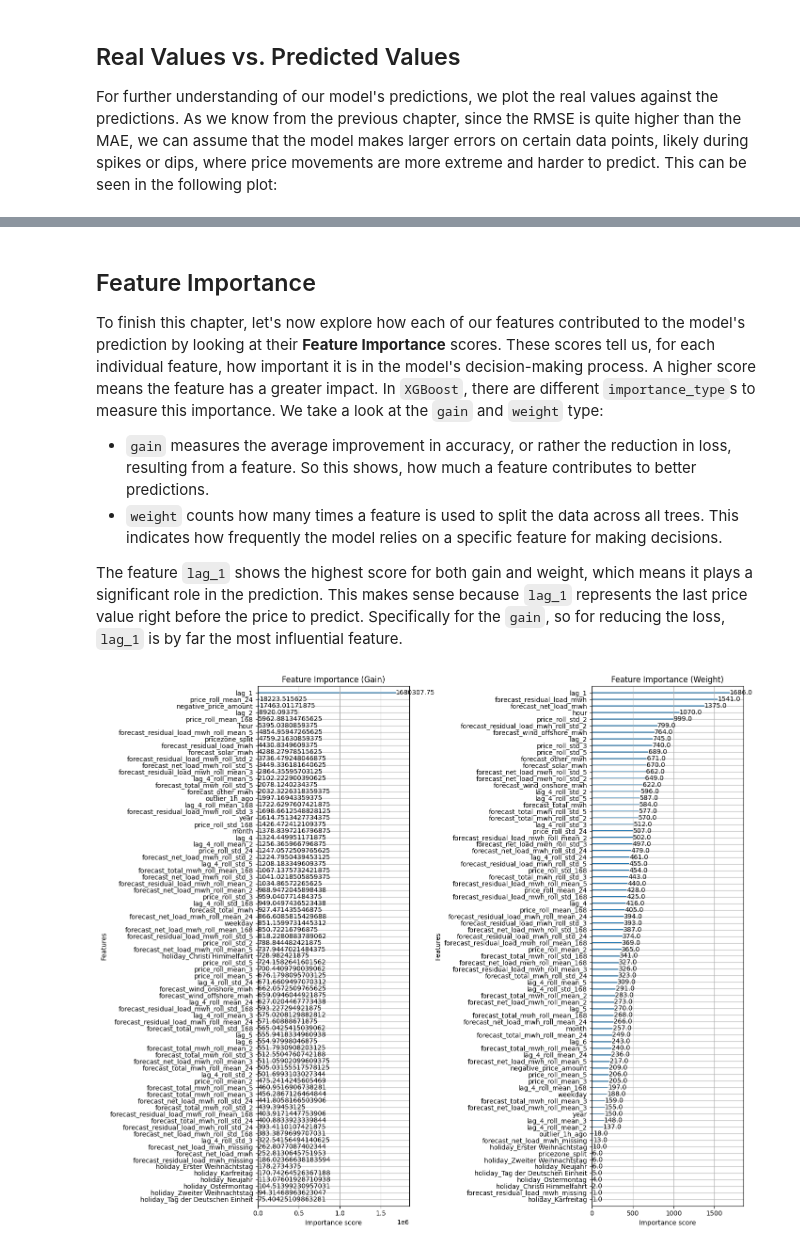
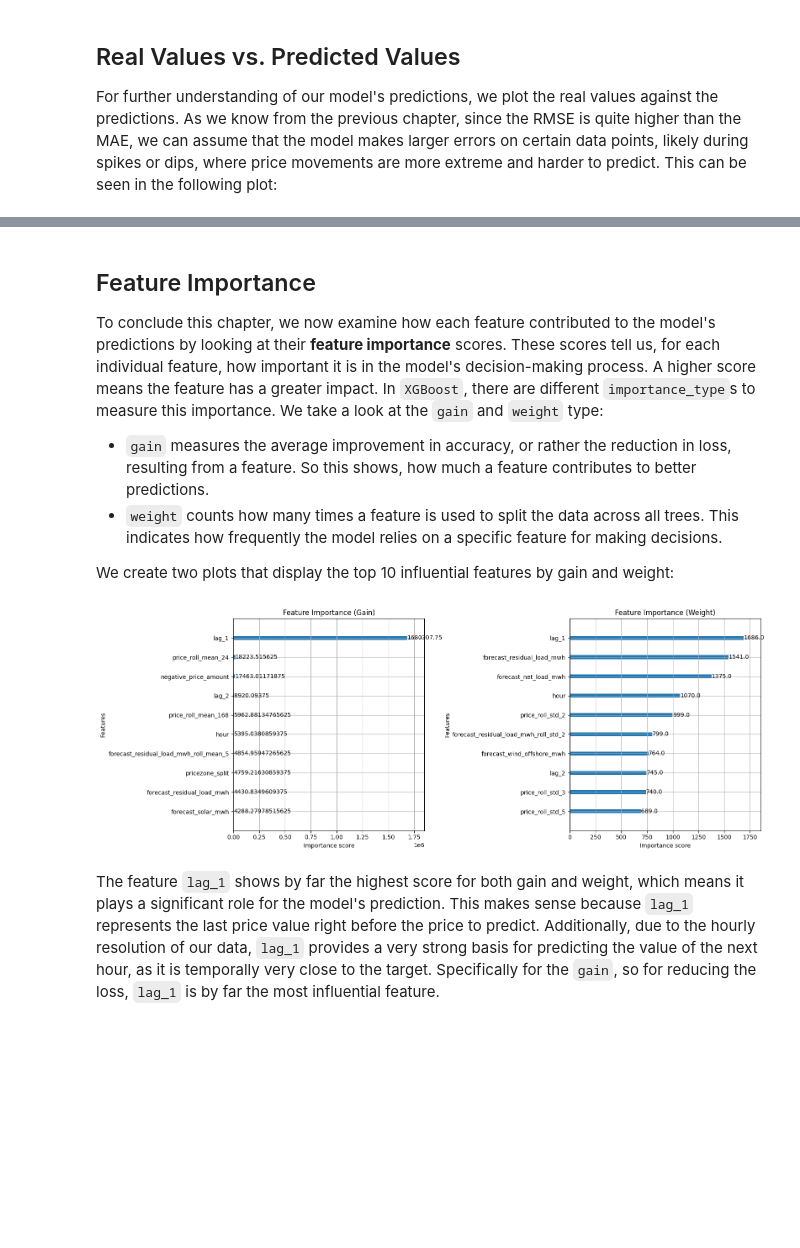
Before and after one commit to DanielHka25/electricity-price-prediction, a Jupyter notebook: notebooks/price_prediction.ipynb, the cells around one changed output, grey strips where cells are left out. Saved outputs shown, nothing was run; the diff lists cells and outputs as text; code cells hidden in the pictures; blank space fills up the shorter version.

```diff
--- a/notebooks/price_prediction.ipynb
+++ b/notebooks/price_prediction.ipynb
@@ -377,10 +384,10 @@ Secondly, we enrich our dataset with information about the **German public holid
 # %%
 # Get German holidays for all years in the data (2015-2025)
 years = df.index.year.unique()
-de_holidays = holidays.Germany(years=years)
+german_holidays = holidays.Germany(years=years)
 
 # Map holidays to the DataFrame
-df["holiday_name"] = df.index.normalize().map(de_holidays)
+df["holiday_name"] = df.index.normalize().map(german_holidays)
 
 # Print all holidays
 unique_holidays = df["holiday_name"].dropna().unique()
@@ -391,7 +398,7 @@ holiday_onehot = pd.get_dummies(df["holiday_name"], prefix="holiday")
 
 # Append one-hot columns and drop original holiday column
 df = pd.concat([df, holiday_onehot], axis=1)
-del df["holiday_name"] # string types not suitable for training!
+del df["holiday_name"] # String types not suitable for training!
 # %% [output]
 ['Neujahr' 'Karfreitag' 'Ostermontag' 'Erster Mai' 'Christi Himmelfahrt'
  'Pfingstmontag' 'Tag der Deutschen Einheit' 'Erster Weihnachtstag'
@@ -948,26 +935,28 @@ plt.show()
 # %% [markdown]
 ## Feature Importance
-To finish this chapter, let's now explore how each of our features contributed to the model's prediction by looking at their **Feature Importance** scores. These scores tell us, for each individual feature, how important it is in the model's decision-making process. A higher score means the feature has a greater impact. In `XGBoost`, there are different `importance_type`s to measure this importance. We take a look at the `gain` and `weight` type:
+To conclude this chapter, we now examine how each feature contributed to the model's predictions by looking at their **feature importance** scores. These scores tell us, for each individual feature, how important it is in the model's decision-making process. A higher score means the feature has a greater impact. In `XGBoost`, there are different `importance_type`s to measure this importance. We take a look at the `gain` and `weight` type:
 - `gain` measures the average improvement in accuracy, or rather the reduction in loss, resulting from a feature. So this shows, how much a feature contributes to better predictions.
 - `weight` counts how many times a feature is used to split the data across all trees. This indicates how frequently the model relies on a specific feature for making decisions.
 
 
-The feature `lag_1` shows the highest score for both gain and weight, which means it plays a significant role in the prediction. This makes sense because `lag_1` represents the last price value right before the price to predict. Specifically for the `gain`, so for reducing the loss, `lag_1` is by far the most influential feature.
+We create two plots that display the top 10 influential features by gain and weight:
 # %%
 # Create two subplots
-fig, axes = plt.subplots(1, 2, figsize=(14, 12))
+fig, axes = plt.subplots(1, 2, figsize=(16, 6))
 
-# Left plot (axes[0]) shows gain
-plot_importance(model, ax=axes[0], importance_type="gain", title="Feature Importance (Gain)")
+# Left plot (axes[0]) shows top 10 gain features
+plot_importance(model, ax=axes[0], importance_type="gain", max_num_features=10, title="Feature Importance (Gain)")
 
-# Right plot (axes[1]) shows weight
-plot_importance(model, ax=axes[1], importance_type="weight", title="Feature Importance (Weight)")
+# Right plot (axes[1]) shows top 10 weight features
+plot_importance(model, ax=axes[1], importance_type="weight", max_num_features=10, title="Feature Importance (Weight)")
 
 # Show plot
 plt.tight_layout()
 plt.show()
 # %% [output]
-[figure, old version]
+[figure, new version]
+# %% [markdown]
+The feature `lag_1` shows by far the highest score for both gain and weight, which means it plays a significant role for the model's prediction. This makes sense because `lag_1` represents the last price value right before the price to predict. Additionally, due to the hourly resolution of our data, `lag_1` provides a very strong basis for predicting the value of the next hour, as it is  temporally very close to the target. Specifically for the `gain`, so for reducing the loss, `lag_1` is by far the most influential feature.
 # %% [markdown]
 # <font color="RoyalBlue">8 Conclusion</font>
 In this final chapter, we briefly review what we have done and then discuss several ways to further improve our model.
```
Also changed, not shown: parts of 58 cells of this notebook.
